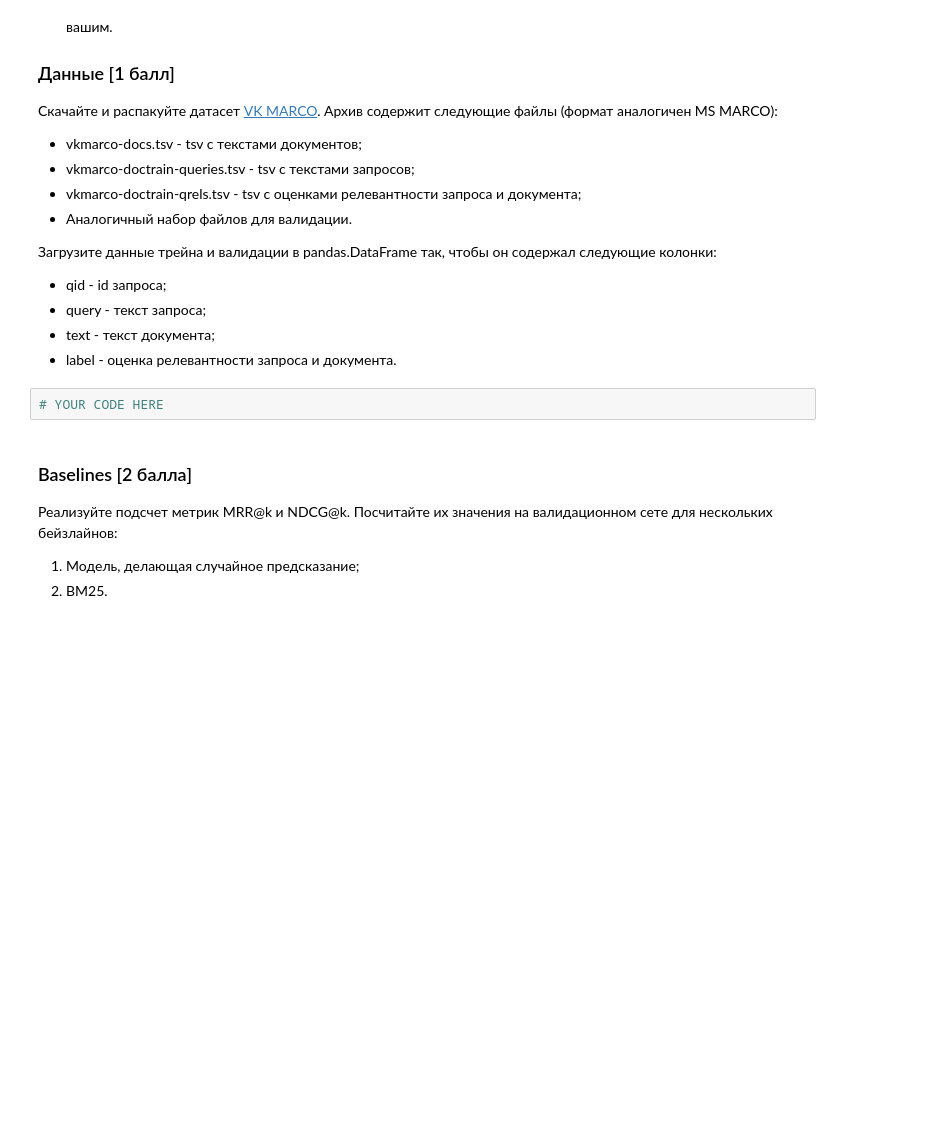
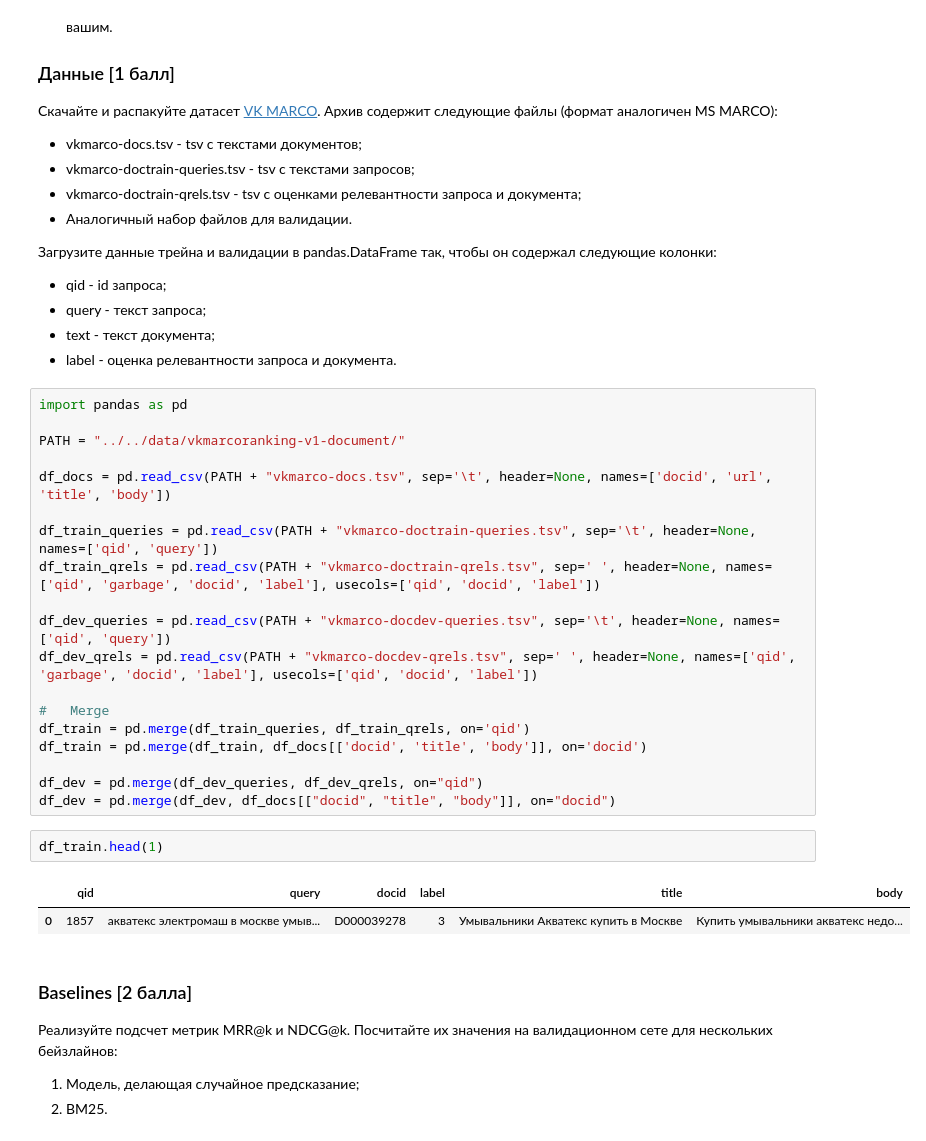
Before and after one commit to agcr/vk-msu-ir-course-spring-2024, a Jupyter notebook: homeworks/nn-reranking/homework_rerank.ipynb, the cells around one changed output. Drawn from its saved outputs; the diff is of its cells as text; blank space fills up the shorter version.

```diff
--- a/homeworks/nn-reranking/homework_rerank.ipynb
+++ b/homeworks/nn-reranking/homework_rerank.ipynb
@@ -36,7 +36,29 @@
 * text - текст документа;
 * label - оценка релевантности запроса и документа.
 # %%
-# YOUR CODE HERE
+import pandas as pd
+
+PATH = "../../data/vkmarcoranking-v1-document/"
+
+df_docs = pd.read_csv(PATH + "vkmarco-docs.tsv", sep='\t', header=None, names=['docid', 'url', 'title', 'body'])
+
+df_train_queries = pd.read_csv(PATH + "vkmarco-doctrain-queries.tsv", sep='\t', header=None, names=['qid', 'query'])
+df_train_qrels = pd.read_csv(PATH + "vkmarco-doctrain-qrels.tsv", sep=' ', header=None, names=['qid', 'garbage', 'docid', 'label'], usecols=['qid', 'docid', 'label'])
+
+df_dev_queries = pd.read_csv(PATH + "vkmarco-docdev-queries.tsv", sep='\t', header=None, names=['qid', 'query'])
+df_dev_qrels = pd.read_csv(PATH + "vkmarco-docdev-qrels.tsv", sep=' ', header=None, names=['qid', 'garbage', 'docid', 'label'], usecols=['qid', 'docid', 'label'])
+
+#   Merge
+df_train = pd.merge(df_train_queries, df_train_qrels, on='qid')
+df_train = pd.merge(df_train, df_docs[['docid', 'title', 'body']], on='docid')
+
+df_dev = pd.merge(df_dev_queries, df_dev_qrels, on="qid")
+df_dev = pd.merge(df_dev, df_docs[["docid", "title", "body"]], on="docid")
+# %%
+df_train.head(1)
+# %% [output]
+|  | qid | query | docid | label | title | body |
+| 0 | 1857 | акватекс электромаш в москве умыв... | D000039278 | 3 | Умывальники Акватекс купить в Москве | Купить умывальники акватекс﻿ недо... |
 # %% [markdown]
 ### Baselines \[2 балла\]
 
```
